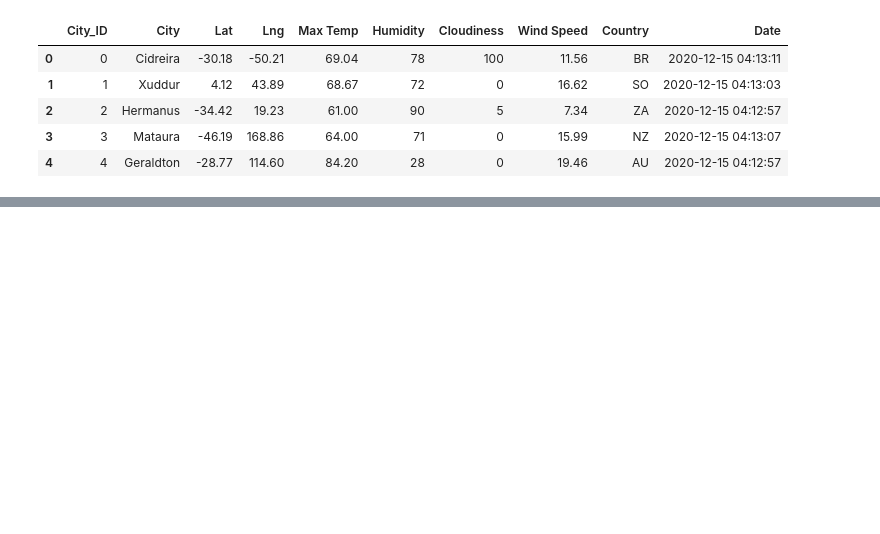
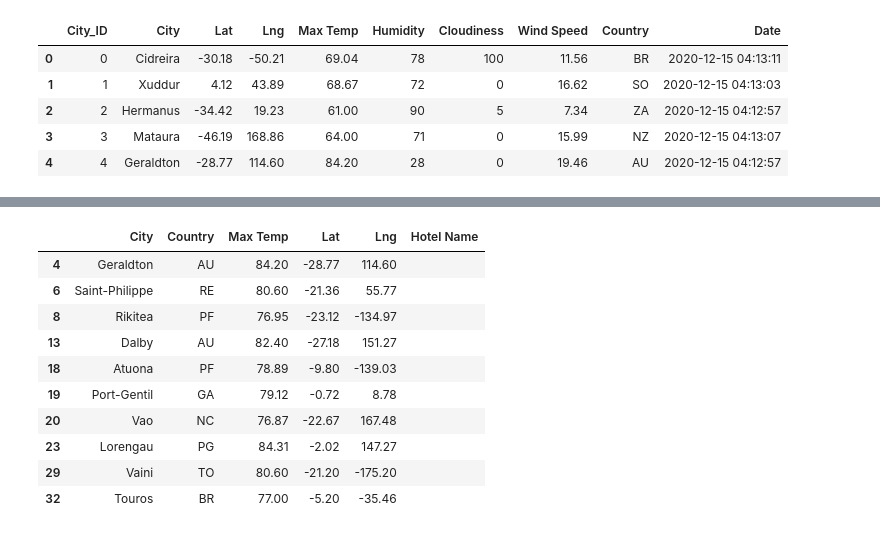
Before and after one commit to mayajaral/World_Weather_Analysis, a Jupyter notebook: VacationPy.ipynb, the cells around one changed output, grey strips where cells are left out. Saved outputs shown, nothing was run; the diff lists cells and outputs as text; code cells hidden in the pictures; blank space fills up the shorter version.

```diff
--- a/VacationPy.ipynb
+++ b/VacationPy.ipynb
@@ -43,0 +140,17 @@ fig
+# %%
+# Create DataFrame called hotel_df to store hotel names along with city, country, max temp, and coordinates.
+hotel_df = preferred_cities_df[["City", "Country", "Max Temp", "Lat", "Lng"]].copy()
+hotel_df["Hotel Name"] = ""
+hotel_df.head(10)
+# %% [output]
+|  | City | Country | Max Temp | Lat | Lng | Hotel Name |
+| 4 | Geraldton | AU | 84.20 | -28.77 | 114.60 |  |
+| 6 | Saint-Philippe | RE | 80.60 | -21.36 | 55.77 |  |
+| 8 | Rikitea | PF | 76.95 | -23.12 | -134.97 |  |
+| 13 | Dalby | AU | 82.40 | -27.18 | 151.27 |  |
+| 18 | Atuona | PF | 78.89 | -9.80 | -139.03 |  |
+| 19 | Port-Gentil | GA | 79.12 | -0.72 | 8.78 |  |
+| 20 | Vao | NC | 76.87 | -22.67 | 167.48 |  |
+| 23 | Lorengau | PG | 84.31 | -2.02 | 147.27 |  |
+| 29 | Vaini | TO | 80.60 | -21.20 | -175.20 |  |
+| 32 | Touros | BR | 77.00 | -5.20 | -35.46 |  |
```
Also changed, not shown: parts of 13 cells of this notebook, 6 other files.
